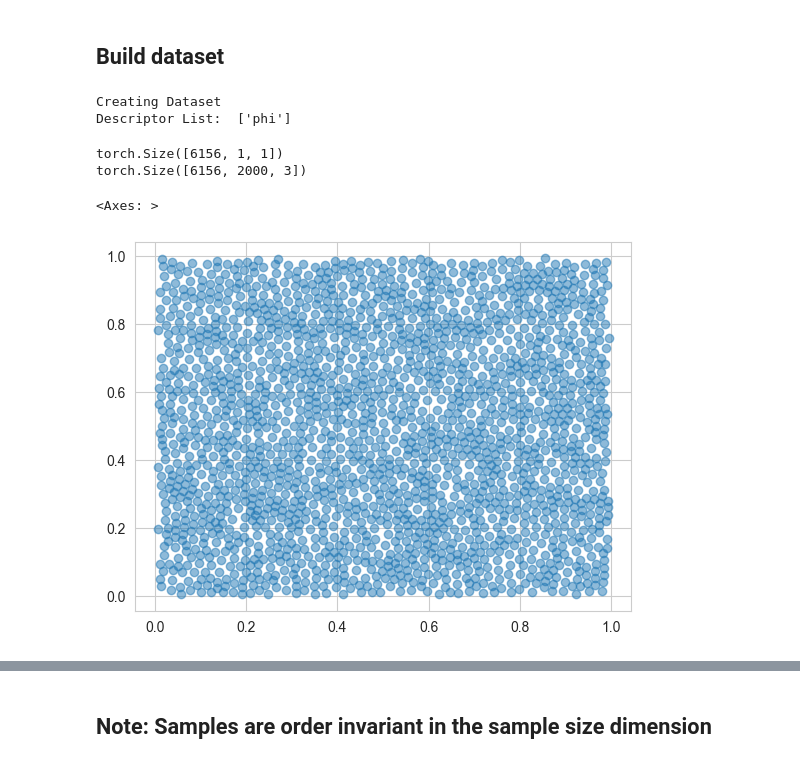
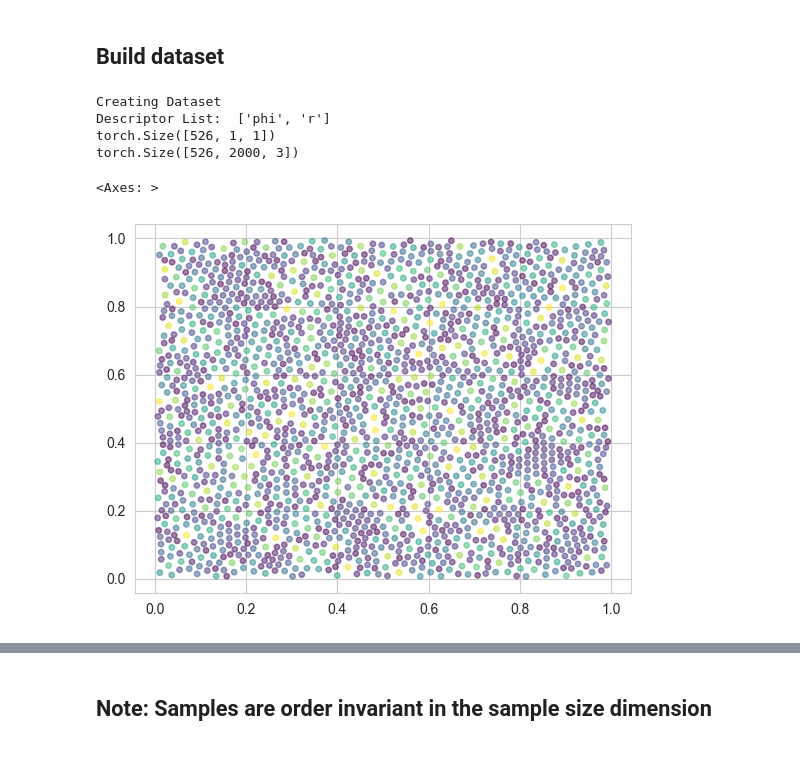
Before and after one commit to Veikko-Saikkonen/hard-spheres, a Jupyter notebook: Notebooks/HardSpheres_v1.ipynb, the cells around one changed output, grey strips where cells are left out. Drawn from its saved outputs; the diff is of its cells as text; code cells hidden in the pictures.

```diff
--- a/Notebooks/HardSpheres_v1.ipynb
+++ b/Notebooks/HardSpheres_v1.ipynb
@@ -60,6 +69,6 @@ os.environ["MLFLOW_ENABLE_SYSTEM_METRICS_LOGGING"] = "true"
 # %%
 
-phis = [0.86, 0.84] # Add more phis here
+phis = [0.86] # Add more phis here
 
 path = Path("../data/raw/samples")
 
@@ -220,7 +170,7 @@ However it is also a good experiment as if we observe that the corners behave be
 # %%
 dataframe_scaled_ordered = dataframe_scaled.copy()
 dataframe_scaled_ordered["Xy"] = np.sqrt(((dataframe_scaled_ordered["x"]-0.5)**2) + ((dataframe_scaled_ordered["y"]-0.5)**2))
+dataframe_scaled_ordered["Xy"] = dataframe_scaled_ordered["r"] #+ dataframe_scaled_ordered["y"] # Think about starting from center and going radially outwards
+# dataframe_scaled_ordered["Xy"] = dataframe_scaled_ordered["r"] # Think about starting from center and going radially outwards
 dataframe_scaled_ordered = dataframe_scaled_ordered.sort_values(by=["experiment", "sample", "Xy"])
 dataframe_scaled_ordered = dataframe_scaled_ordered.drop(columns=["Xy"])
-
-dataframe_scaled_ordered.head(10)
@@ -242,21 +179,26 @@ dataframe_scaled_ordered.head(10)
 # %%
 from src.HSDataset import HSDataset
 
 dataset = HSDataset(
-    dataframe_scaled.copy(), # Dont use the ordering
-    descriptor_list=["phi"],
-    synthetic_samples={"rotational": 1, "shuffling": 2},
-    downsample=False
+    dataframe_scaled_ordered.copy(), # Dont use the ordering
+    descriptor_list=["phi", "r"],
+    synthetic_samples={
+        "rotational": 0,
+        "shuffling": 0,
+        "spatial_offset_static": 0,
+        "spatial_offset_repeats": 0
+        },
+    downsample=0
     )
 print(dataset[:][0].shape)
 print(dataset[:][1].shape)
 # Create a function that visualizes the point cloud
 
-plot_pointcloud(dataset[2][1], plot_radius=False)
+plot_pointcloud(dataset[2][1], plot_radius=True)
 # %% [output]
 Creating Dataset
-Descriptor List:  ['phi']
+Descriptor List:  ['phi', 'r']
+torch.Size([526, 1, 1])
+torch.Size([526, 2000, 3])
-torch.Size([6156, 1, 1])
-torch.Size([6156, 2000, 3])
+<Axes: >
-<Axes: >
-[figure, old version]
+[figure, new version]
```
Also changed, not shown: parts of 48 cells of this notebook, 6 other files.
